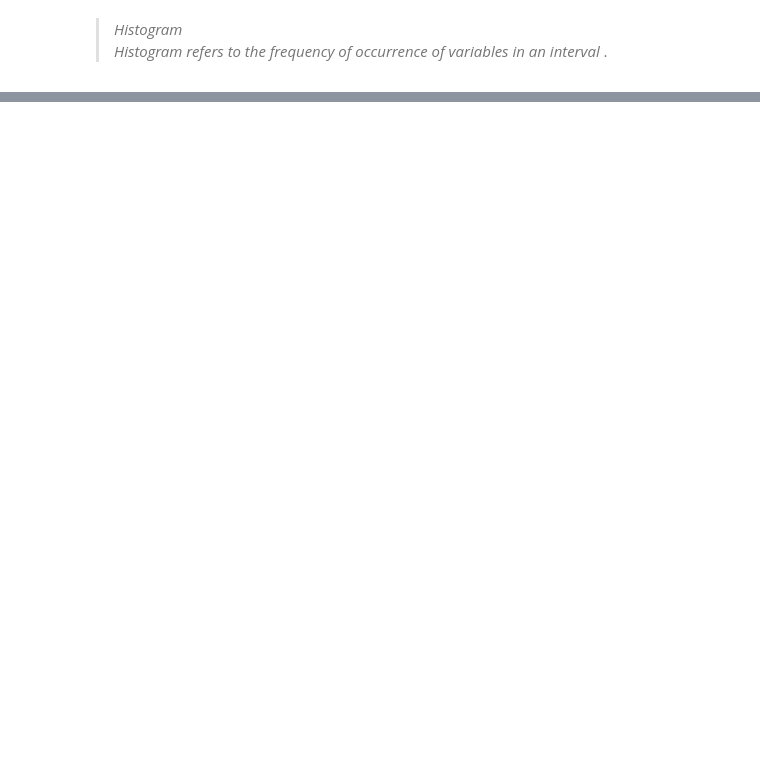
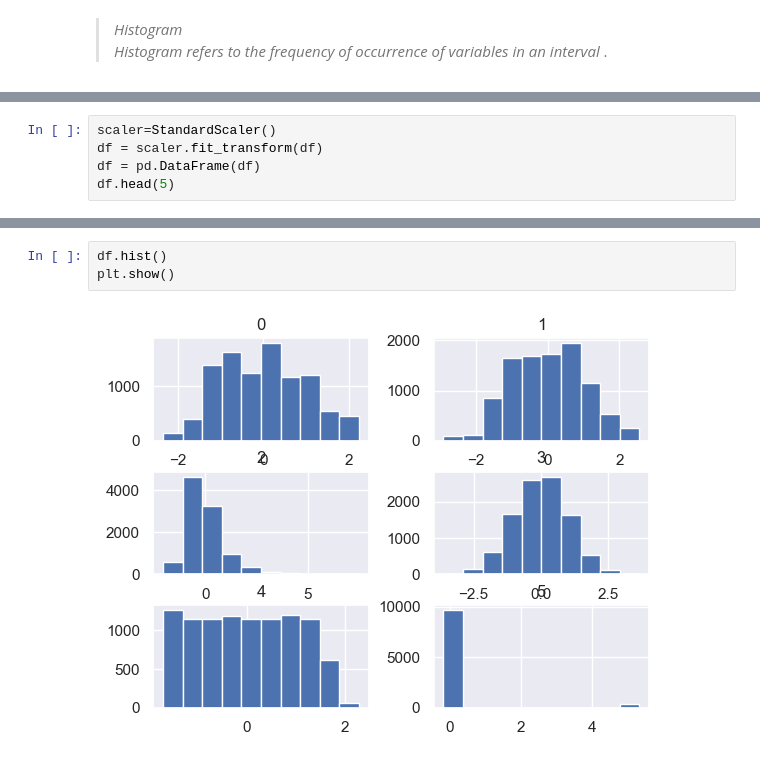
Before and after one commit to cevoaustralia/predictive-maintenance, a Jupyter notebook: predictive_maintenance.ipynb, the cells around one changed output, grey strips where cells are left out. Saved outputs shown, nothing was run; the diff lists cells and outputs as text; blank space fills up the shorter version.

```diff
--- a/predictive_maintenance.ipynb
+++ b/predictive_maintenance.ipynb
@@ -132,0 +152,5 @@ plt.xlabel('Type');
+# %%
+scaler=StandardScaler()
+df = scaler.fit_transform(df)
+df = pd.DataFrame(df)
+df.head(5)
@@ -132,0 +186,5 @@ plt.xlabel('Type');
+# %%
+df.hist()
+plt.show()
+# %% [output]
+[figure, added]
```
Also changed, not shown: parts of 22 cells of this notebook.
